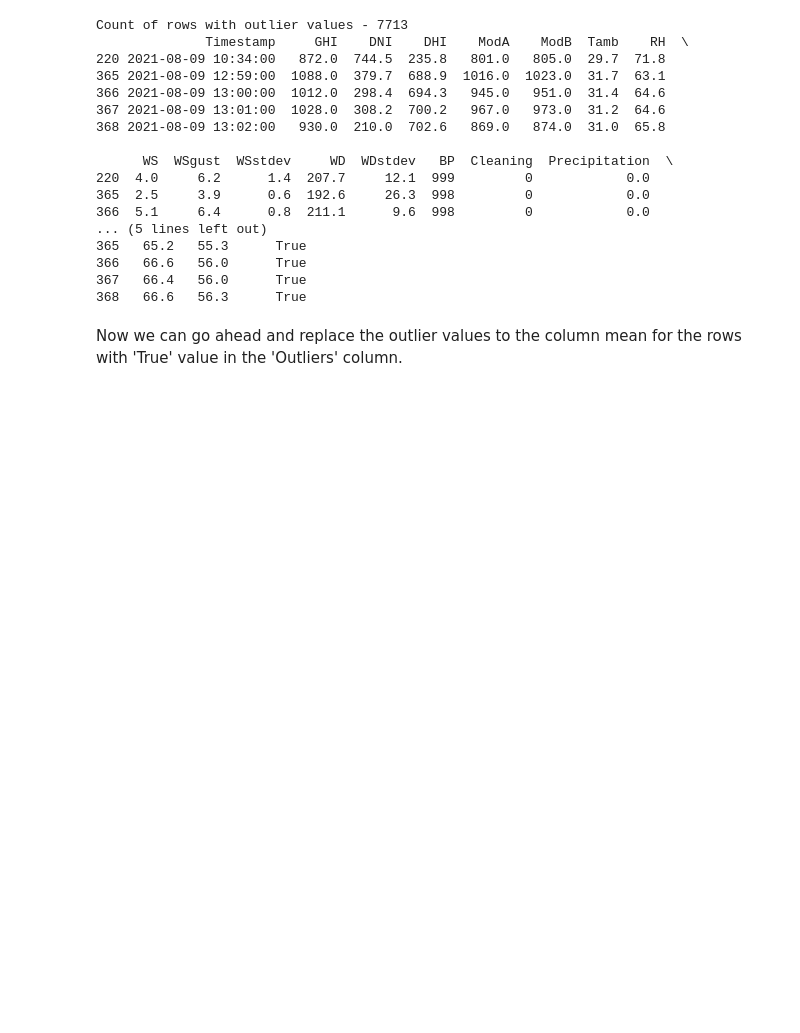
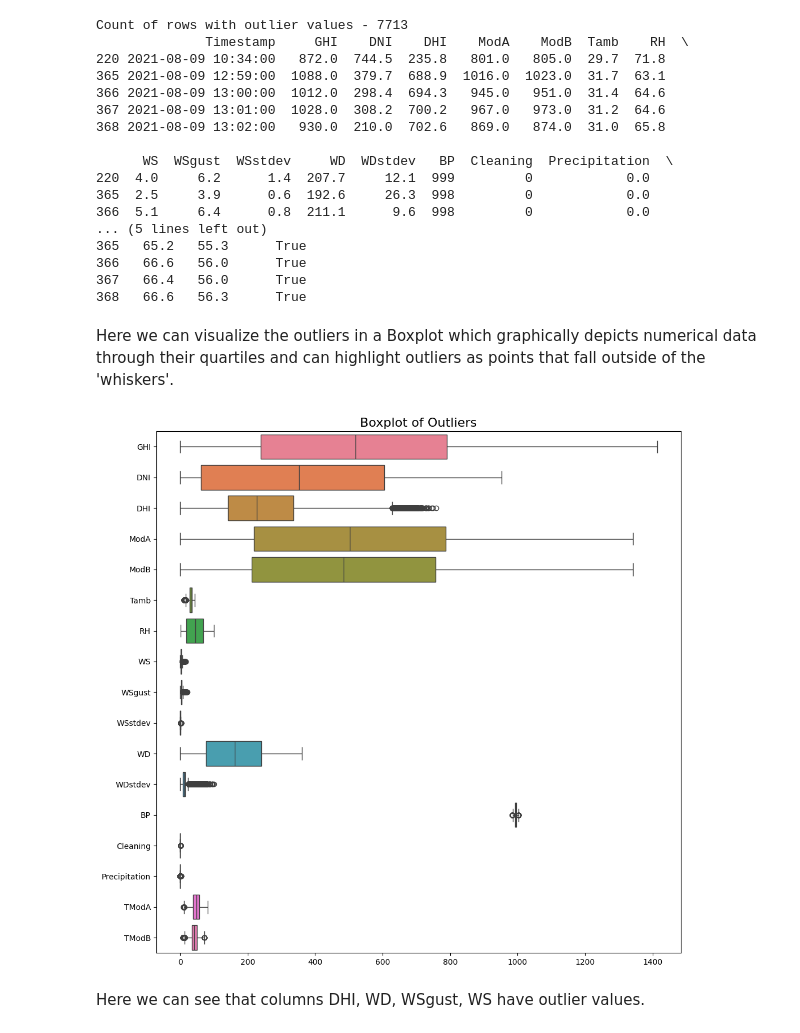
Before and after one commit to selamasnake/Kifiya-week-0, a Jupyter notebook: src/notebooks/benin/data_preparation.ipynb, the cells around one changed output. Cells and saved outputs as stored; diff of their text form; code cells hidden in the pictures; blank space fills up the shorter version.

Commit message:
refactor: import data from google drive & data cleaning

```diff
--- a/src/notebooks/benin/data_preparation.ipynb
+++ b/src/notebooks/benin/data_preparation.ipynb
@@ -11,3 +9,5 @@ df = load_data('../../../data/benin-malanville.csv')
+# %%
+df = load_data('https://drive.google.com/file/d/1d1E6XvQbAUMmHtJ1vKfQojL5sI2X13Tv/view?usp=sharing')
 # %% [markdown]
 ### Step 1 - Understand the Data
 # %%
@@ -172,0 +152,3 @@ df_for_zscore = df[[
+# %%
+df_for_zscore = df.drop(['Timestamp'], axis= 1).copy()
+df_for_zscore.head()
@@ -198,10 +187,12 @@ Count of rows with outlier values - 7713
 366   66.6   56.0      True
 367   66.4   56.0      True
 368   66.6   56.3      True
+# %% [markdown]
+Here we can visualize the outliers in a Boxplot which graphically depicts numerical data through their quartiles and can highlight outliers as points that fall outside of the 'whiskers'.
 # %%
-# plt.figure(figsize=(12, 8))
-# sns.boxplot(data=df_zscores)
-# plt.title('Boxplot of Z-Scores for All Variables', fontsize=16)
-# plt.show()
+plt.figure(figsize=(12, 12))
+sns.boxplot(data=df_for_zscore, orient='y')
+plt.title('Boxplot of Outliers', fontsize=16)
+plt.show()
+# %% [output]
+[figure, added]
-# %% [markdown]
-Now we can go ahead and replace the outlier values to the column mean for the rows with 'True' value in the 'Outliers' column.
@@ -223,2 +199,4 @@ Now we can go ahead and replace the outlier values to the column mean for the ro
+# %% [markdown]
+Here we can see that columns DHI, WD, WSgust, WS have outlier values.
 # %%
 df = df.drop(['Outliers'], axis= 1).copy()
```
Also changed, not shown: parts of 11 cells of this notebook, 2 other files.
